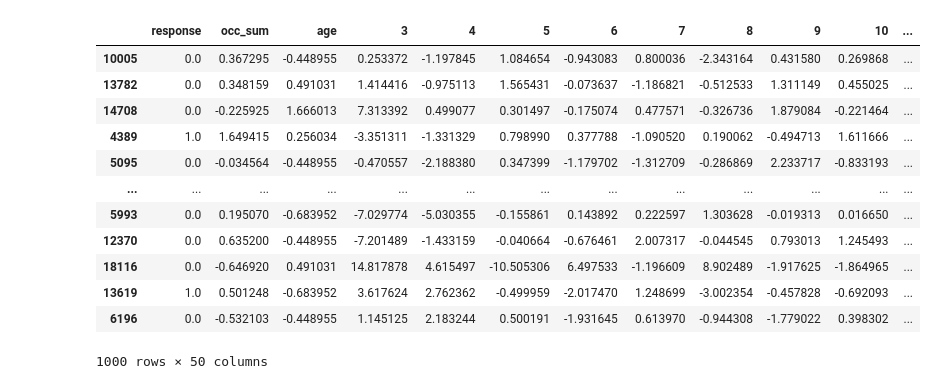
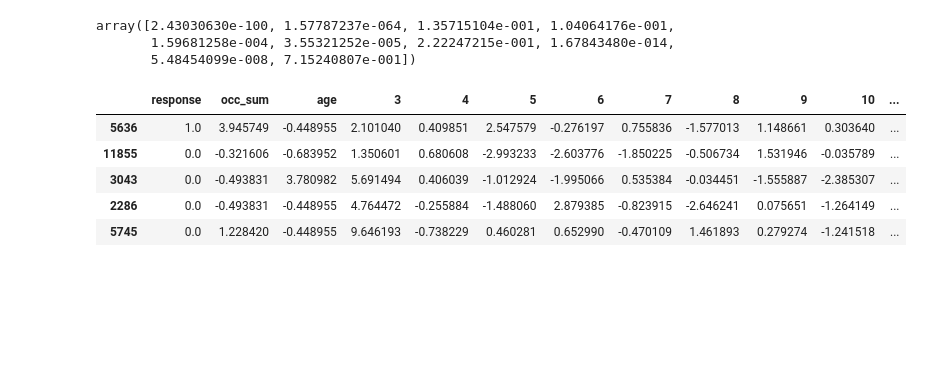
Before and after one commit to edoardodraetta/ml_geneticdisease, a Jupyter notebook: data/Scatterplots.ipynb, the cells around one changed output. Drawn from its saved outputs; the diff is of its cells as text; code cells hidden in the pictures; blank space fills up the shorter version.

```diff
--- a/data/Scatterplots.ipynb
+++ b/data/Scatterplots.ipynb
@@ -53,13 +96,11 @@ def get_PCA(X, expl_var=0.95, plot=False):
 # %%
-from sklearn.decomposition import PCA
-from sklearn.ensemble import RandomForestClassifier
 from sklearn.model_selection import train_test_split
 
 # Data
 df = fetch_data()  # Get
 df.dropna(inplace=True)  # Clean
 X_occ, X_age, X_conf, Y = separate_data(df)  # Separate
-X_conf_pca = get_PCA(X_conf, plot=True)  # PCA
+X_conf_pca = get_PCA(X_conf, plot=False)  # PCA
 
 # All features, confounders with PCA
 X = np.c_[X_occ, X_age, X_conf_pca]
@@ -70,21 +129,24 @@ Using 47 principal components.
+# %%
+from sklearn.feature_selection import SelectKBest
+from sklearn.feature_selection import chi2, f_classif
+
+skb = SelectKBest(f_classif, k=10).fit(x_train, y_train)
+skb.pvalues_[0:10]
+# %% [output]
+array([2.43030630e-100, 1.57787237e-064, 1.35715104e-001, 1.04064176e-001,
+       1.59681258e-004, 3.55321252e-005, 2.22247215e-001, 1.67843480e-014,
+       5.48454099e-008, 7.15240807e-001])
 # %%
 plot_df = pd.DataFrame(np.c_[Y, X])
 plot_df = plot_df.rename(columns={0: "response", 1: "occ_sum", 2: "age"})
 plot_df = plot_df.sample(1000)
-plot_df
+plot_df.head()
 # %% [output]
 |  | response | occ_sum | age | 3 | 4 | 5 | 6 | 7 | 8 | 9 | 10 | ... |
-| 10005 | 0.0 | 0.367295 | -0.448955 | 0.253372 | -1.197845 | 1.084654 | -0.943083 | 0.800036 | -2.343164 | 0.431580 | 0.269868 | ... |
-| 13782 | 0.0 | 0.348159 | 0.491031 | 1.414416 | -0.975113 | 1.565431 | -0.073637 | -1.186821 | -0.512533 | 1.311149 | 0.455025 | ... |
-| 14708 | 0.0 | -0.225925 | 1.666013 | 7.313392 | 0.499077 | 0.301497 | -0.175074 | 0.477571 | -0.326736 | 1.879084 | -0.221464 | ... |
-| 4389 | 1.0 | 1.649415 | 0.256034 | -3.351311 | -1.331329 | 0.798990 | 0.377788 | -1.090520 | 0.190062 | -0.494713 | 1.611666 | ... |
-| 5095 | 0.0 | -0.034564 | -0.448955 | -0.470557 | -2.188380 | 0.347399 | -1.179702 | -1.312709 | -0.286869 | 2.233717 | -0.833193 | ... |
-| ... | ... | ... | ... | ... | ... | ... | ... | ... | ... | ... | ... | ... |
-| 5993 | 0.0 | 0.195070 | -0.683952 | -7.029774 | -5.030355 | -0.155861 | 0.143892 | 0.222597 | 1.303628 | -0.019313 | 0.016650 | ... |
-| 12370 | 0.0 | 0.635200 | -0.448955 | -7.201489 | -1.433159 | -0.040664 | -0.676461 | 2.007317 | -0.044545 | 0.793013 | 1.245493 | ... |
-| 18116 | 0.0 | -0.646920 | 0.491031 | 14.817878 | 4.615497 | -10.505306 | 6.497533 | -1.196609 | 8.902489 | -1.917625 | -1.864965 | ... |
-| 13619 | 1.0 | 0.501248 | -0.683952 | 3.617624 | 2.762362 | -0.499959 | -2.017470 | 1.248699 | -3.002354 | -0.457828 | -0.692093 | ... |
-| 6196 | 0.0 | -0.532103 | -0.448955 | 1.145125 | 2.183244 | 0.500191 | -1.931645 | 0.613970 | -0.944308 | -1.779022 | 0.398302 | ... |
+| 5636 | 1.0 | 3.945749 | -0.448955 | 2.101040 | 0.409851 | 2.547579 | -0.276197 | 0.755836 | -1.577013 | 1.148661 | 0.303640 | ... |
+| 11855 | 0.0 | -0.321606 | -0.683952 | 1.350601 | 0.680608 | -2.993233 | -2.603776 | -1.850225 | -0.506734 | 1.531946 | -0.035789 | ... |
+| 3043 | 0.0 | -0.493831 | 3.780982 | 5.691494 | 0.406039 | -1.012924 | -1.995066 | 0.535384 | -0.034451 | -1.555887 | -2.385307 | ... |
+| 2286 | 0.0 | -0.493831 | -0.448955 | 4.764472 | -0.255884 | -1.488060 | 2.879385 | -0.823915 | -2.646241 | 0.075651 | -1.264149 | ... |
+| 5745 | 0.0 | 1.228420 | -0.448955 | 9.646193 | -0.738229 | 0.460281 | 0.652990 | -0.470109 | 1.461893 | 0.279274 | -1.241518 | ... |
-1000 rows × 50 columns
 # %%
 sns.pairplot(plot_df.iloc[:, 0:10], hue="response")
```
Also changed, not shown: parts of 6 cells of this notebook, 17 other files.
